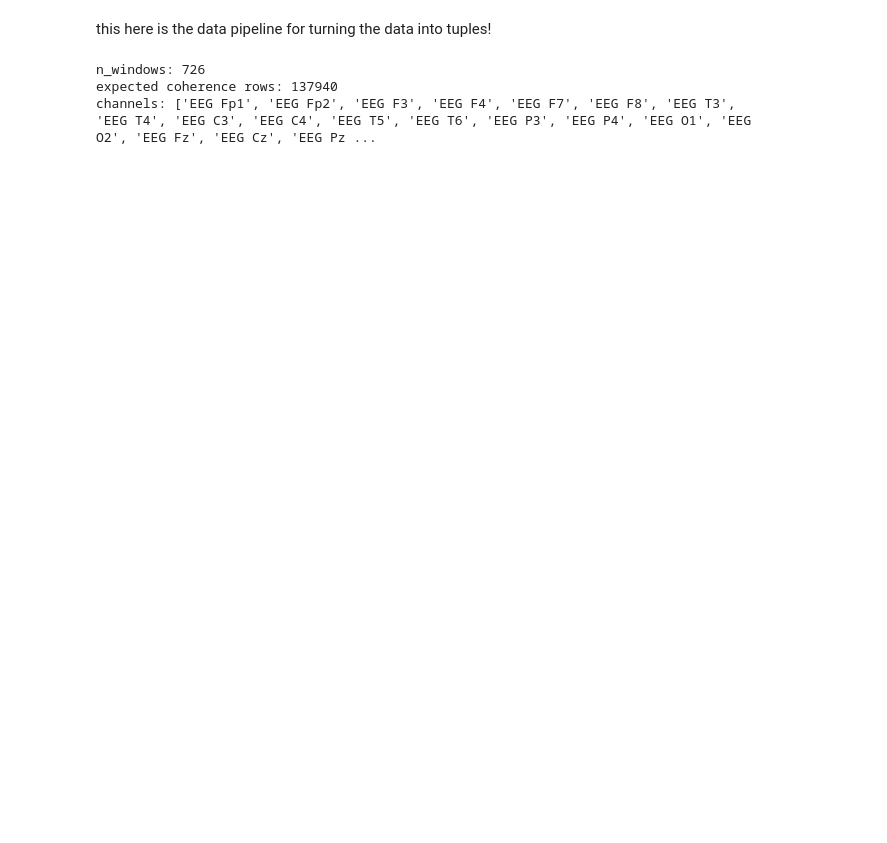
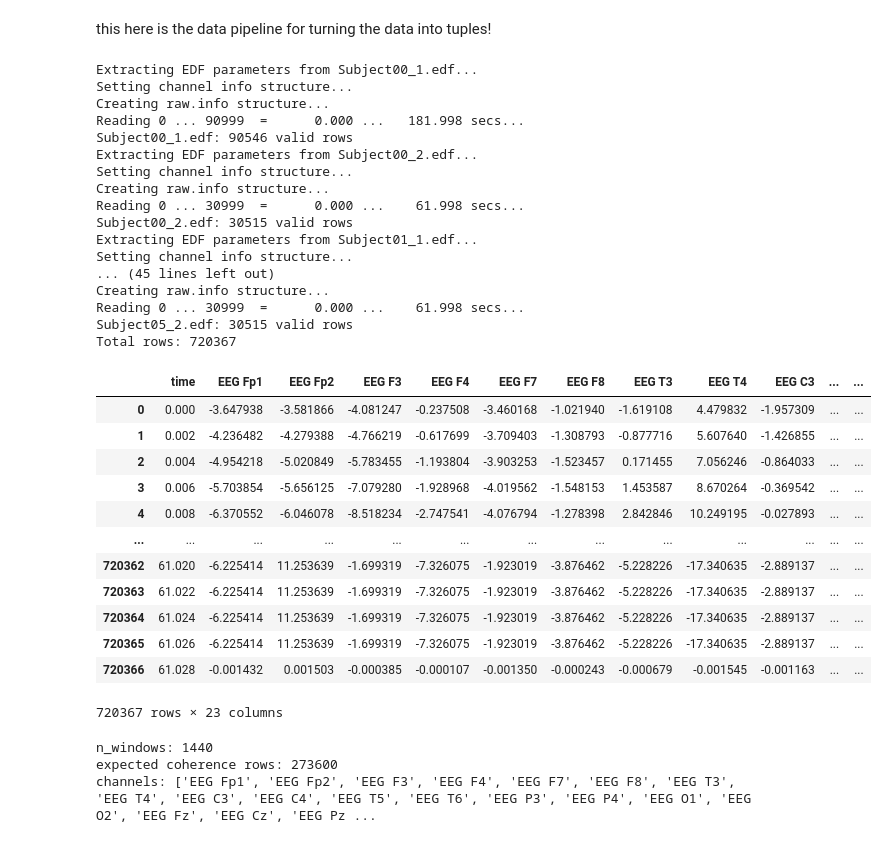
Before and after one commit to Max4407/TemporalDecayGraph, a Jupyter notebook: data_pipeline/data/data_pipeline.ipynb, the cells around one changed output. Saved outputs shown, nothing was run; the diff lists cells and outputs as text; code cells hidden in the pictures; blank space fills up the shorter version.

```diff
--- a/data_pipeline/data/data_pipeline.ipynb
+++ b/data_pipeline/data/data_pipeline.ipynb
@@ -15,34 +15,70 @@ from scipy.signal import welch
 files = [
     ('Subject00_1.edf', 0, 'baseline'),
     ('Subject00_2.edf', 0, 'task'),
     ('Subject01_1.edf', 1, 'baseline'),
     ('Subject01_2.edf', 1, 'task'),
     ('Subject02_1.edf', 2, 'baseline'),
     ('Subject02_2.edf', 2, 'task'),
+    ('Subject03_1.edf', 3, 'baseline'),
+    ('Subject03_2.edf', 3, 'task'),
+    ('Subject04_1.edf', 4, 'baseline'),
+    ('Subject04_2.edf', 4, 'task'),
+    ('Subject05_1.edf', 5, 'baseline'),
+    ('Subject05_2.edf', 5, 'task'),
 ]
 trimmed = []
 
 for f, subject_id, session in files:
     raw = mne.io.read_raw_edf(f, preload=True, encoding='latin1')
     temp = raw.to_data_frame()
     temp = temp.drop(columns=['ECG ECG'])
 
     # trim flat padding off the end of each file
     eeg_data = temp[[col for col in temp.columns if col.startswith('EEG')]]
     changing = (eeg_data.diff() != 0).any(axis=1)
     last_valid = changing[::-1].idxmax()
     temp = temp.iloc[:last_valid + 1]
 
     # tag each row with subject and session so teammates know the source
     temp['subject_id'] = subject_id
     temp['session'] = session
 
     print(f'{f}: {len(temp)} valid rows')
     trimmed.append(temp)
 
 df = pd.concat(trimmed, ignore_index=True)
-print(f'Total rows: {len(df)}')
 df
+# %% [output]
+Extracting EDF parameters from Subject00_1.edf...
+Setting channel info structure...
+Creating raw.info structure...
+Reading 0 ... 90999  =      0.000 ...   181.998 secs...
+Subject00_1.edf: 90546 valid rows
+Extracting EDF parameters from Subject00_2.edf...
+Setting channel info structure...
+Creating raw.info structure...
+Reading 0 ... 30999  =      0.000 ...    61.998 secs...
+Subject00_2.edf: 30515 valid rows
+Extracting EDF parameters from Subject01_1.edf...
+Setting channel info structure...
+... (45 lines left out)
+Creating raw.info structure...
+Reading 0 ... 30999  =      0.000 ...    61.998 secs...
+Subject05_2.edf: 30515 valid rows
+Total rows: 720367
+|  | time | EEG Fp1 | EEG Fp2 | EEG F3 | EEG F4 | EEG F7 | EEG F8 | EEG T3 | EEG T4 | EEG C3 | ... | ... |
+| 0 | 0.000 | -3.647938 | -3.581866 | -4.081247 | -0.237508 | -3.460168 | -1.021940 | -1.619108 | 4.479832 | -1.957309 | ... | ... |
+| 1 | 0.002 | -4.236482 | -4.279388 | -4.766219 | -0.617699 | -3.709403 | -1.308793 | -0.877716 | 5.607640 | -1.426855 | ... | ... |
+| 2 | 0.004 | -4.954218 | -5.020849 | -5.783455 | -1.193804 | -3.903253 | -1.523457 | 0.171455 | 7.056246 | -0.864033 | ... | ... |
+| 3 | 0.006 | -5.703854 | -5.656125 | -7.079280 | -1.928968 | -4.019562 | -1.548153 | 1.453587 | 8.670264 | -0.369542 | ... | ... |
+| 4 | 0.008 | -6.370552 | -6.046078 | -8.518234 | -2.747541 | -4.076794 | -1.278398 | 2.842846 | 10.249195 | -0.027893 | ... | ... |
+| ... | ... | ... | ... | ... | ... | ... | ... | ... | ... | ... | ... | ... |
+| 720362 | 61.020 | -6.225414 | 11.253639 | -1.699319 | -7.326075 | -1.923019 | -3.876462 | -5.228226 | -17.340635 | -2.889137 | ... | ... |
+| 720363 | 61.022 | -6.225414 | 11.253639 | -1.699319 | -7.326075 | -1.923019 | -3.876462 | -5.228226 | -17.340635 | -2.889137 | ... | ... |
+| 720364 | 61.024 | -6.225414 | 11.253639 | -1.699319 | -7.326075 | -1.923019 | -3.876462 | -5.228226 | -17.340635 | -2.889137 | ... | ... |
+| 720365 | 61.026 | -6.225414 | 11.253639 | -1.699319 | -7.326075 | -1.923019 | -3.876462 | -5.228226 | -17.340635 | -2.889137 | ... | ... |
+| 720366 | 61.028 | -0.001432 | 0.001503 | -0.000385 | -0.000107 | -0.001350 | -0.000243 | -0.000679 | -0.001545 | -0.001163 | ... | ... |
+720367 rows × 23 columns
 # %%
 #make full second sized windows for proper frequency resolution
 fs=500
@@ -56,11 +92,11 @@ for col in df.columns:
         channels.append(col)
 
 print(f"n_windows: {n_windows}")
-print(f"expected coherence rows: {n_windows * 190}")
+print(f"expected coherence rows: {n_windows*190}")
 print(f"channels: {channels}")
 # %% [output]
-n_windows: 726
-expected coherence rows: 137940
+n_windows: 1440
+expected coherence rows: 273600
 channels: ['EEG Fp1', 'EEG Fp2', 'EEG F3', 'EEG F4', 'EEG F7', 'EEG F8', 'EEG T3', 'EEG T4', 'EEG C3', 'EEG C4', 'EEG T5', 'EEG T6', 'EEG P3', 'EEG P4', 'EEG O1', 'EEG O2', 'EEG Fz', 'EEG Cz', 'EEG Pz ...
 # %%
 # band definitions for coherence
```
Also changed, not shown: parts of 2 cells of this notebook.
